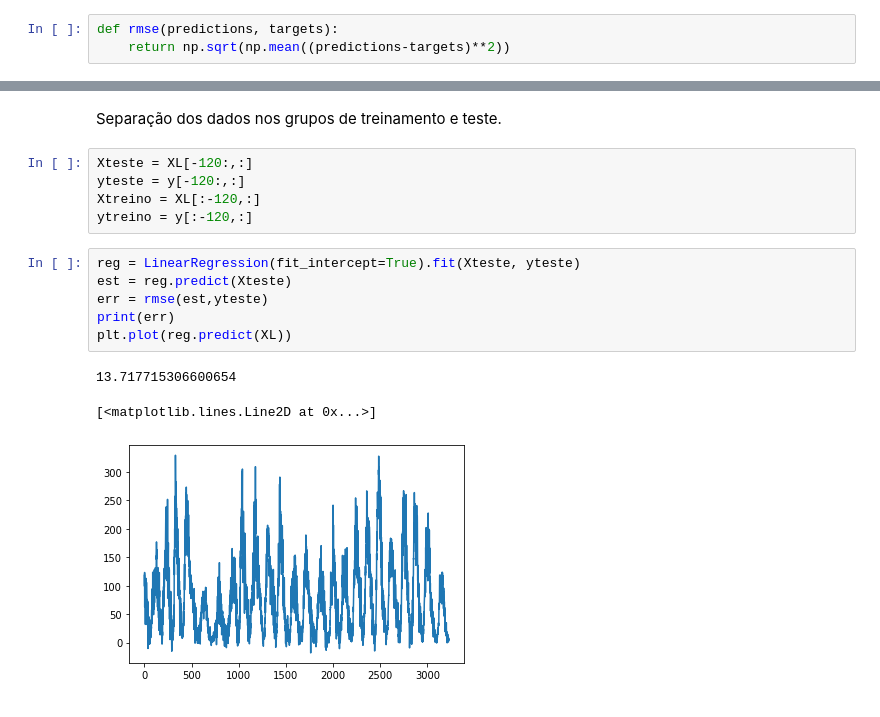
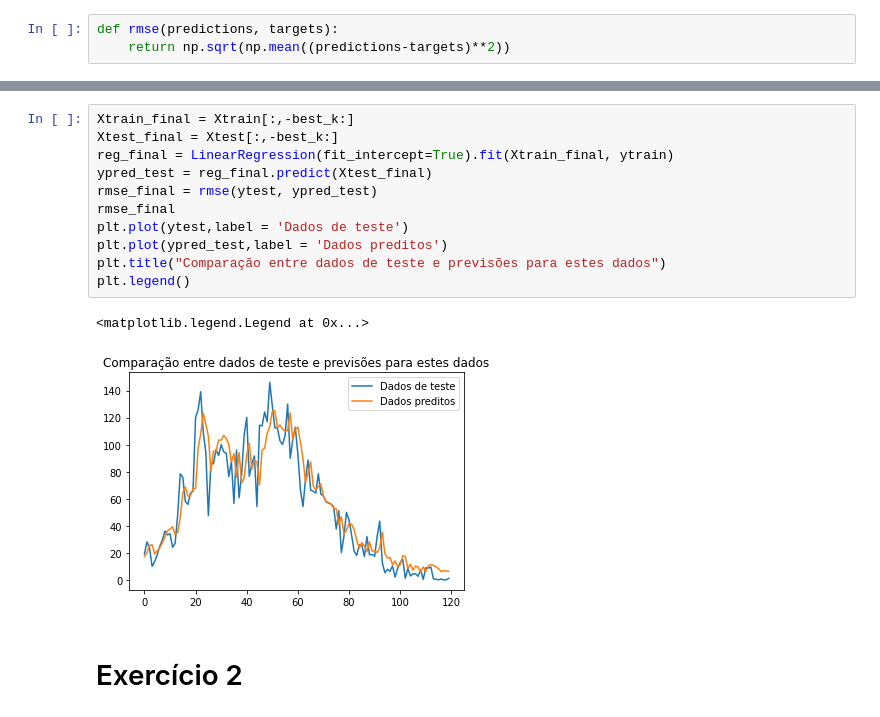
Before and after one commit to arlindots/maclea, a Jupyter notebook: efc1.ipynb, the cells around one changed output, grey strips where cells are left out. Drawn from its saved outputs; the diff is of its cells as text.

Commit message:
Exercício um finalizado e 2 começado

```diff
--- a/efc1.ipynb
+++ b/efc1.ipynb
@@ -126,17 +127,16 @@ array([[109.5, 105.5, 125.7],
-# %% [markdown]
-Separação dos dados nos grupos de treinamento e teste.
-# %%
-Xteste = XL[-120:,:]
-yteste = y[-120:,:]
-Xtreino = XL[:-120,:]
-ytreino = y[:-120,:]
-# %%
-reg = LinearRegression(fit_intercept=True).fit(Xteste, yteste)
-est = reg.predict(Xteste)
-err = rmse(est,yteste)
-print(err)
-plt.plot(reg.predict(XL))
-# %% [output]
-13.717715306600654
-[<matplotlib.lines.Line2D at 0x...>]
-[figure, removed]
+# %%
+Xtrain_final = Xtrain[:,-best_k:]
+Xtest_final = Xtest[:,-best_k:]
+reg_final = LinearRegression(fit_intercept=True).fit(Xtrain_final, ytrain)
+ypred_test = reg_final.predict(Xtest_final)
+rmse_final = rmse(ytest, ypred_test)
+rmse_final
+plt.plot(ytest,label = 'Dados de teste')
+plt.plot(ypred_test,label = 'Dados preditos')
+plt.title("Comparação entre dados de teste e previsões para estes dados")
+plt.legend()
+# %% [output]
+<matplotlib.legend.Legend at 0x...>
+[figure, added]
+# %% [markdown]
+# Exercício 2
```
Also changed, not shown: parts of 7 cells of this notebook.
